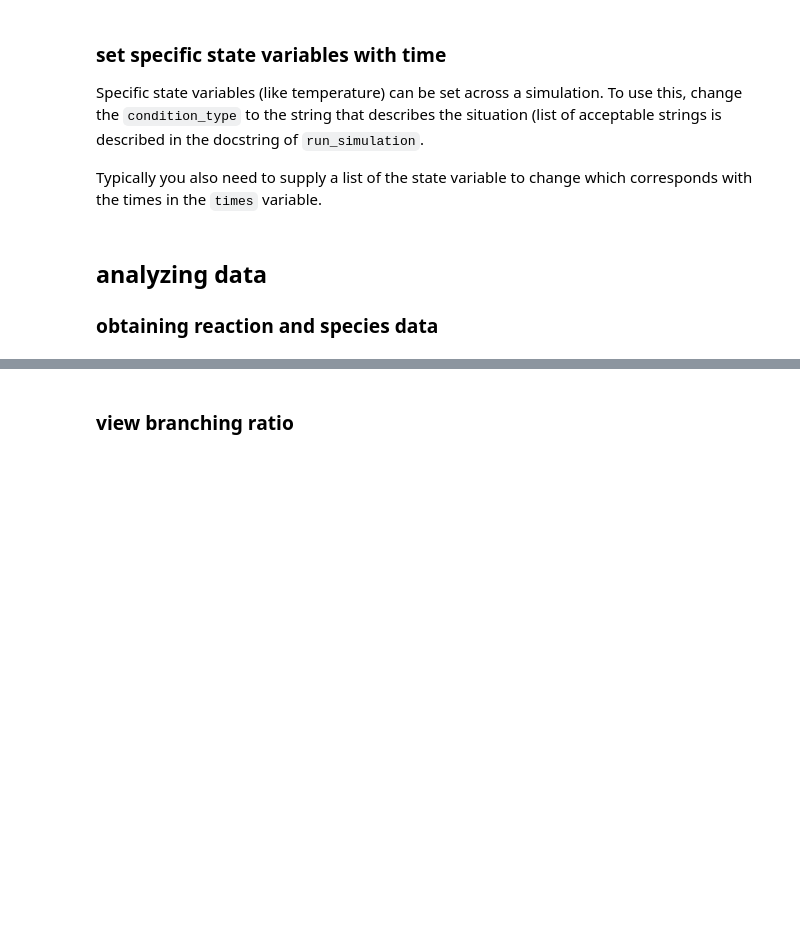
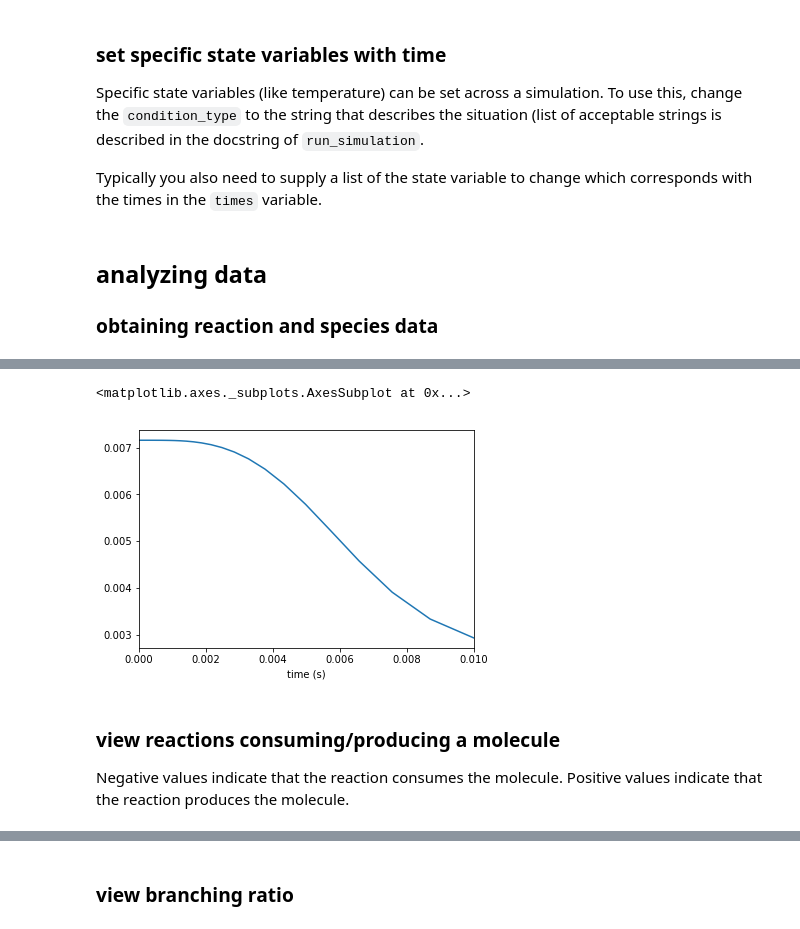
Before and after one commit to goldmanm/cantera-tools, a Jupyter notebook: cookbook.ipynb, the cells around one changed output, grey strips where cells are left out. Drawn from its saved outputs; the diff is of its cells as text; code cells hidden in the pictures; blank space fills up the shorter version.

```diff
--- a/cookbook.ipynb
+++ b/cookbook.ipynb
@@ -190,2 +196,11 @@ reactions_with_propane = ctt.find_reactions(df=reactions,
+# %%
+species['C3H8'].plot()
+# %% [output]
+<matplotlib.axes._subplots.AxesSubplot at 0x...>
+[figure, added]
+# %% [markdown]
+### view reactions consuming/producing a molecule
+
+Negative values indicate that the reaction consumes the molecule. Positive values indicate that the reaction produces the molecule.
 # %%
 propane_production = ctt.consumption_pathways(df=reactions,
```
Also changed, not shown: parts of 13 cells of this notebook, 1 other file.
